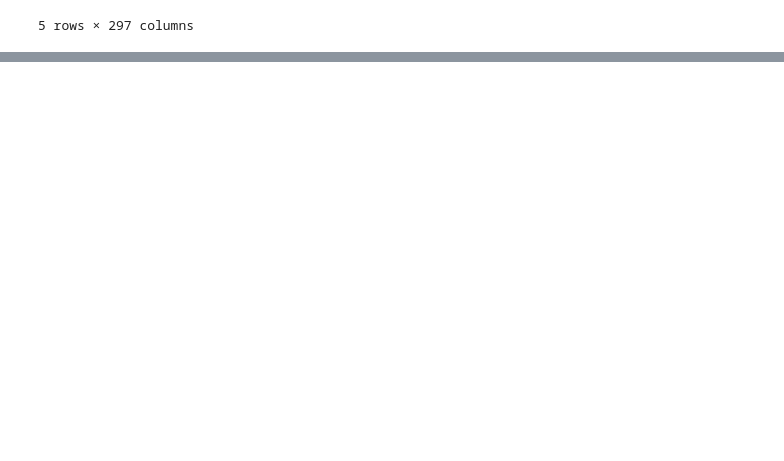
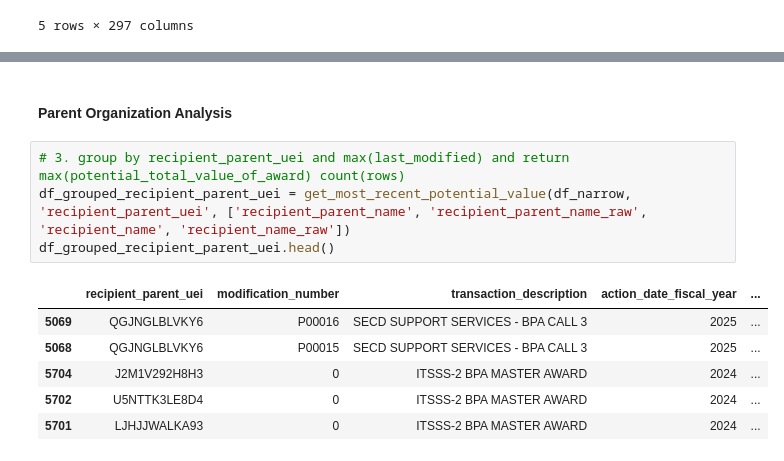
Before and after one commit to seanwhaley/USASpending, a Jupyter notebook: analysis/USA_Spending_Summary_Analysis.ipynb, the cells around one changed output, grey strips where cells are left out. Drawn from its saved outputs; the diff is of its cells as text; blank space fills up the shorter version.

```diff
--- a/analysis/USA_Spending_Summary_Analysis.ipynb
+++ b/analysis/USA_Spending_Summary_Analysis.ipynb
@@ -253,0 +270,13 @@ df_grouped_product_or_service_code_max_last_modified.head()
+# %% [markdown]
+#### Parent Organization Analysis
+# %%
+# 3. group by recipient_parent_uei and max(last_modified) and return max(potential_total_value_of_award) count(rows)
+df_grouped_recipient_parent_uei = get_most_recent_potential_value(df_narrow, 'recipient_parent_uei', ['recipient_parent_name', 'recipient_parent_name_raw', 'recipient_name', 'recipient_name_raw'])
+df_grouped_recipient_parent_uei.head()
+# %% [output]
+|  | recipient_parent_uei | modification_number | transaction_description | action_date_fiscal_year | ... |
+| 5069 | QGJNGLBLVKY6 | P00016 | SECD SUPPORT SERVICES - BPA CALL 3 | 2025 | ... |
+| 5068 | QGJNGLBLVKY6 | P00015 | SECD SUPPORT SERVICES - BPA CALL 3 | 2025 | ... |
+| 5704 | J2M1V292H8H3 | 0 | ITSSS-2 BPA MASTER AWARD | 2024 | ... |
+| 5702 | U5NTTK3LE8D4 | 0 | ITSSS-2 BPA MASTER AWARD | 2024 | ... |
+| 5701 | LJHJJWALKA93 | 0 | ITSSS-2 BPA MASTER AWARD | 2024 | ... |
```
Also changed, not shown: parts of 25 cells of this notebook, 1 other file.
